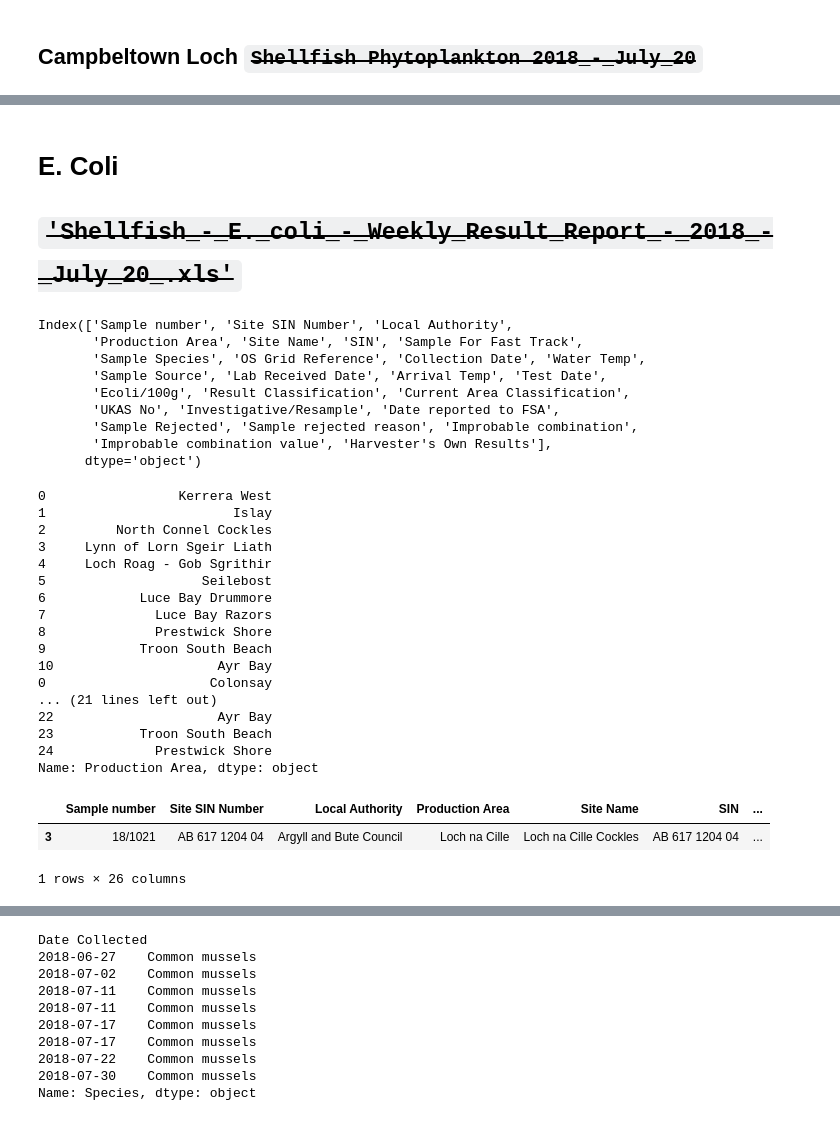
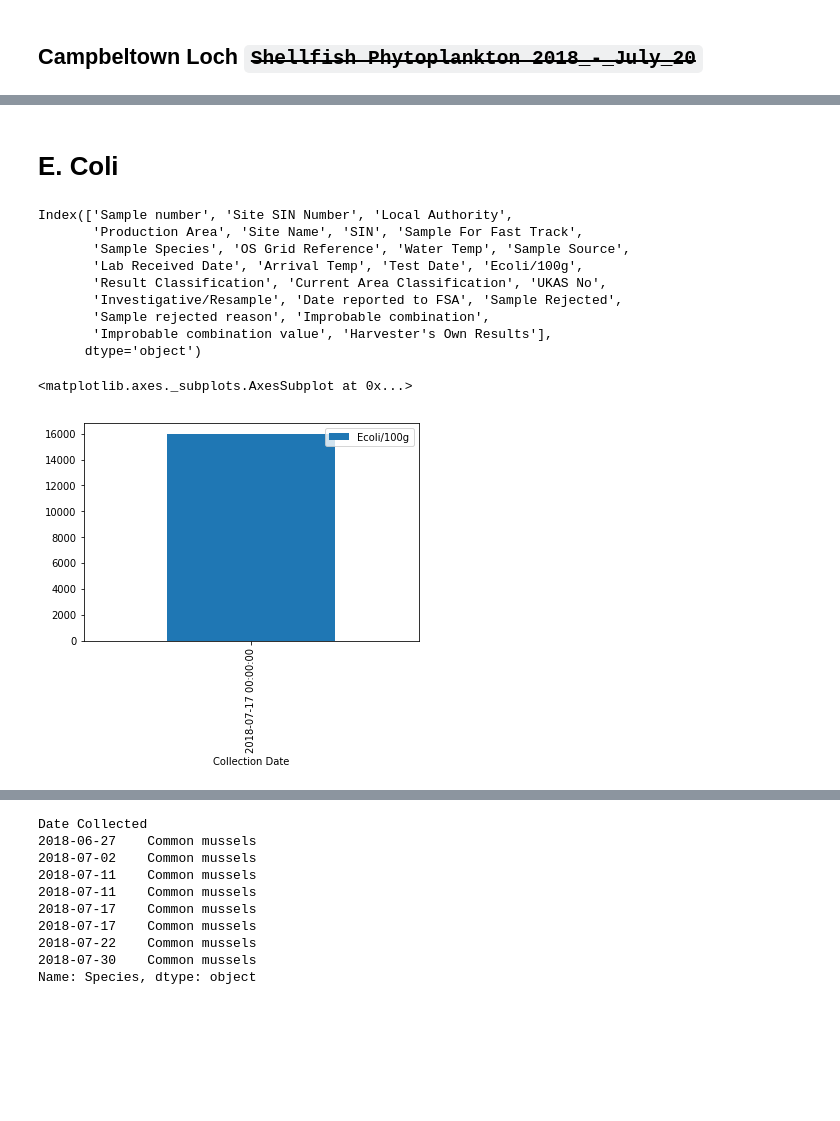
Before and after one commit to douglasmacdonald/python, a Jupyter notebook: notebooks/water_quality.ipynb, the cells around one changed output, grey strips where cells are left out. Drawn from its saved outputs; the diff is of its cells as text; code cells hidden in the pictures; blank space fills up the shorter version.

```diff
--- a/notebooks/water_quality.ipynb
+++ b/notebooks/water_quality.ipynb
@@ -143,3 +185,2 @@ ax.legend(fontsize=20, loc=0)
 # %% [markdown]
 # E. Coli
-# ~~`'Shellfish_-_E._coli_-_Weekly_Result_Report_-_2018_-_July_20_.xls'`~~
@@ -161,39 +187,41 @@ e_coli_data = pd.concat(e_coli_list)
+# %%
+def read_e_coli_():
+
+    e_coli_list = []
+    for f in filenames_shellfish_e_coli:
+        e_coli_list.append(
+            pd.read_excel(os.path.join(data_dir_path
+        , f))
+        )
+
+    return pd.concat(e_coli_list)
+
+def read_e_coli():
+    e_coli = read_e_coli_()
+    e_coli['Collection Date'] = pd.to_datetime(e_coli['Collection Date'])
+    e_coli = e_coli.set_index('Collection Date')
+    return e_coli
+
+e_coli = read_e_coli()
+
+def e_coli_select_area(e_coli):
+    return e_coli[e_coli['Production Area'] == 'Loch na Cille']
+
+e_coli_ct = e_coli_select_area(e_coli)
 # %%
-e_coli_data.columns
+e_coli_ct.columns
 # %% [output]
 Index(['Sample number', 'Site SIN Number', 'Local Authority',
        'Production Area', 'Site Name', 'SIN', 'Sample For Fast Track',
-       'Sample Species', 'OS Grid Reference', 'Collection Date', 'Water Temp',
-       'Sample Source', 'Lab Received Date', 'Arrival Temp', 'Test Date',
-       'Ecoli/100g', 'Result Classification', 'Current Area Classification',
-       'UKAS No', 'Investigative/Resample', 'Date reported to FSA',
-       'Sample Rejected', 'Sample rejected reason', 'Improbable combination',
+       'Sample Species', 'OS Grid Reference', 'Water Temp', 'Sample Source',
+       'Lab Received Date', 'Arrival Temp', 'Test Date', 'Ecoli/100g',
+       'Result Classification', 'Current Area Classification', 'UKAS No',
+       'Investigative/Resample', 'Date reported to FSA', 'Sample Rejected',
+       'Sample rejected reason', 'Improbable combination',
        'Improbable combination value', 'Harvester's Own Results'],
       dtype='object')
-# %%
-e_coli_data['Production Area']
-# %% [output]
-0                 Kerrera West
-1                        Islay
-2         North Connel Cockles
-3     Lynn of Lorn Sgeir Liath
-4     Loch Roag - Gob Sgrithir
-5                    Seilebost
-6            Luce Bay Drummore
-7              Luce Bay Razors
-8              Prestwick Shore
-9            Troon South Beach
-10                     Ayr Bay
-0                     Colonsay
-... (21 lines left out)
-22                     Ayr Bay
-23           Troon South Beach
-24             Prestwick Shore
-Name: Production Area, dtype: object
-# %%
-# There is only one row
-e_coli_data[e_coli_data['Production Area'] == 'Loch na Cille']
-# %% [output]
-|  | Sample number | Site SIN Number | Local Authority | Production Area | Site Name | SIN | ... |
-| 3 | 18/1021 | AB 617 1204 04 | Argyll and Bute Council | Loch na Cille | Loch na Cille Cockles | AB 617 1204 04 | ... |
-1 rows × 26 columns
+# %%
+e_coli_ct.plot.bar(y=['Ecoli/100g'])
+# %% [output]
+<matplotlib.axes._subplots.AxesSubplot at 0x...>
+[figure, added]
```
Also changed, not shown: parts of 39 cells of this notebook.
